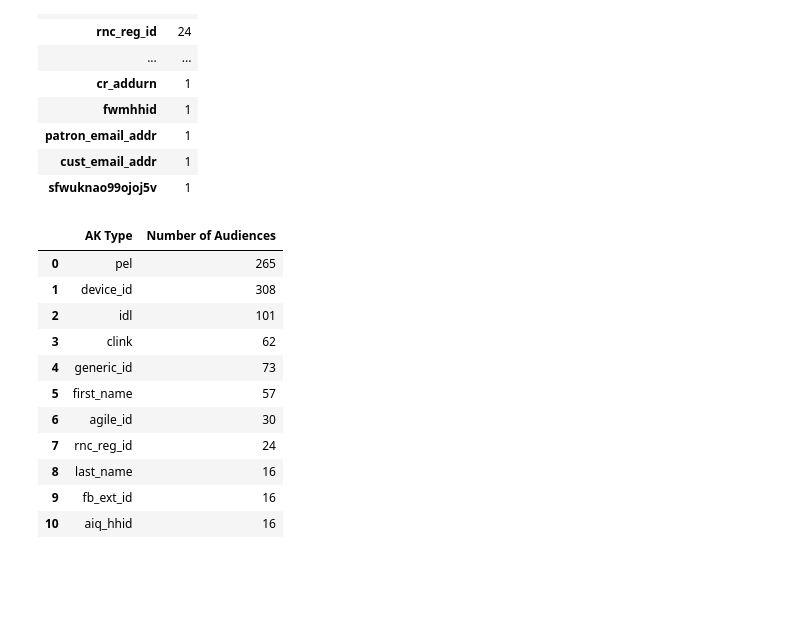
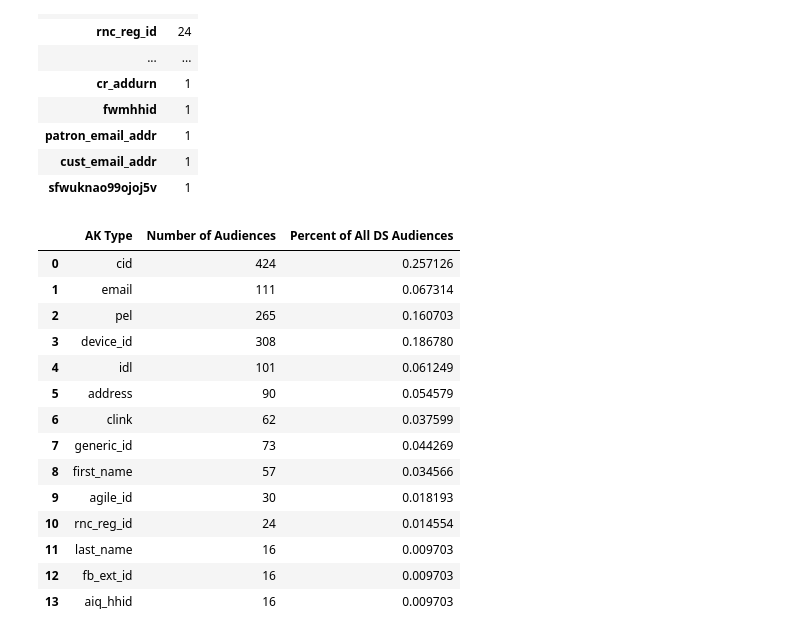
Before and after one commit to anthonylschultz/Product-Investigations, a Jupyter notebook: Audience Key analysis/results.ipynb, the cells around one changed output. Drawn from its saved outputs; the diff is of its cells as text; code cells hidden in the pictures; blank space fills up the shorter version.

```diff
--- a/Audience Key analysis/results.ipynb
+++ b/Audience Key analysis/results.ipynb
@@ -1831,47 +1848,80 @@ rnc_reg_id = rnc_reg_id["aks"]
 
 last_name = ds_aks.loc["lastname"]
 last_name = last_name["aks"]
 
 fb_ext_id = ds_aks.loc["fb_ext_id"]
 fb_ext_id = fb_ext_id["aks"]
 
 aiq_hhid = ds_aks.loc["aiq_hhid"]
 aiq_hhid = aiq_hhid["aks"]
 
-ds_other_aks = {'AK Type': ["pel",
+ds_other_aks = {'AK Type': ["cid",
+                            "email",
+                            "pel",
                             "device_id",
                             "idl",
+                            "address",
                             "clink",
                             "generic_id",
                             "first_name",
                             "agile_id",
                             "rnc_reg_id",
                             "last_name",
                             "fb_ext_id",
                             "aiq_hhid"],
-               'Number of Audiences': [pel,
+               'Number of Audiences': [(CID_DS_offline + CID_DS_online),
+                                       (raw_email_DS_aud_counts +
+                                        SHA256_DS_aud_counts +
+                                        SHA1_DS_aud_counts +
+                                       MD5_DS_aud_counts),
+                                       pel,
                                        device_id,
-                                       idl, clink,
+                                       idl,
+                                       address_aks_DS,
+                                       clink,
                                        generic_id,
                                        first_name,
                                        agile_id,
                                        rnc_reg_id,
                                        last_name,
                                        fb_ext_id,
-                                       aiq_hhid]
+                                       aiq_hhid],
+                'Percent of All DS Audiences':
+                [((CID_DS_offline + CID_DS_online)/(DMS_offline_audience_count + DMS_online_audience_count)),
+                    ((raw_email_DS_aud_counts +
+                                        SHA256_DS_aud_counts +
+                                        SHA1_DS_aud_counts +
+                                       MD5_DS_aud_counts)/(DMS_offline_audience_count + DMS_online_audience_count)),
+                pel/(DMS_offline_audience_count + DMS_online_audience_count),
+                device_id/(DMS_offline_audience_count + DMS_online_audience_count),
+                idl/(DMS_offline_audience_count + DMS_online_audience_count),
+                 address_aks_DS/(DMS_offline_audience_count + DMS_online_audience_count),
+                clink/(DMS_offline_audience_count + DMS_online_audience_count),
+                generic_id/(DMS_offline_audience_count + DMS_online_audience_count),
+                first_name/(DMS_offline_audience_count + DMS_online_audience_count),
+                agile_id/(DMS_offline_audience_count + DMS_online_audience_count),
+                rnc_reg_id/(DMS_offline_audience_count + DMS_online_audience_count),
+                last_name/(DMS_offline_audience_count + DMS_online_audience_count),
+                fb_ext_id/(DMS_offline_audience_count + DMS_online_audience_count),
+                aiq_hhid/(DMS_offline_audience_count + DMS_online_audience_count)]
                }
-ds_other_aks_table = pd.DataFrame(ds_other_aks, columns = ['AK Type', 'Number of Audiences'])
+ds_other_aks_table = pd.DataFrame(ds_other_aks, columns = ['AK Type',
+                                                           'Number of Audiences',
+                                                           'Percent of All DS Audiences'])
 ds_other_aks_table
 # %% [output]
-|  | AK Type | Number of Audiences |
-| 0 | pel | 265 |
-| 1 | device_id | 308 |
-| 2 | idl | 101 |
-| 3 | clink | 62 |
-| 4 | generic_id | 73 |
-| 5 | first_name | 57 |
-| 6 | agile_id | 30 |
-| 7 | rnc_reg_id | 24 |
-| 8 | last_name | 16 |
-| 9 | fb_ext_id | 16 |
-| 10 | aiq_hhid | 16 |
+|  | AK Type | Number of Audiences | Percent of All DS Audiences |
+| 0 | cid | 424 | 0.257126 |
+| 1 | email | 111 | 0.067314 |
+| 2 | pel | 265 | 0.160703 |
+| 3 | device_id | 308 | 0.186780 |
+| 4 | idl | 101 | 0.061249 |
+| 5 | address | 90 | 0.054579 |
+| 6 | clink | 62 | 0.037599 |
+| 7 | generic_id | 73 | 0.044269 |
+| 8 | first_name | 57 | 0.034566 |
+| 9 | agile_id | 30 | 0.018193 |
+| 10 | rnc_reg_id | 24 | 0.014554 |
+| 11 | last_name | 16 | 0.009703 |
+| 12 | fb_ext_id | 16 | 0.009703 |
+| 13 | aiq_hhid | 16 | 0.009703 |
```
Also changed, not shown: parts of 7 cells of this notebook.
